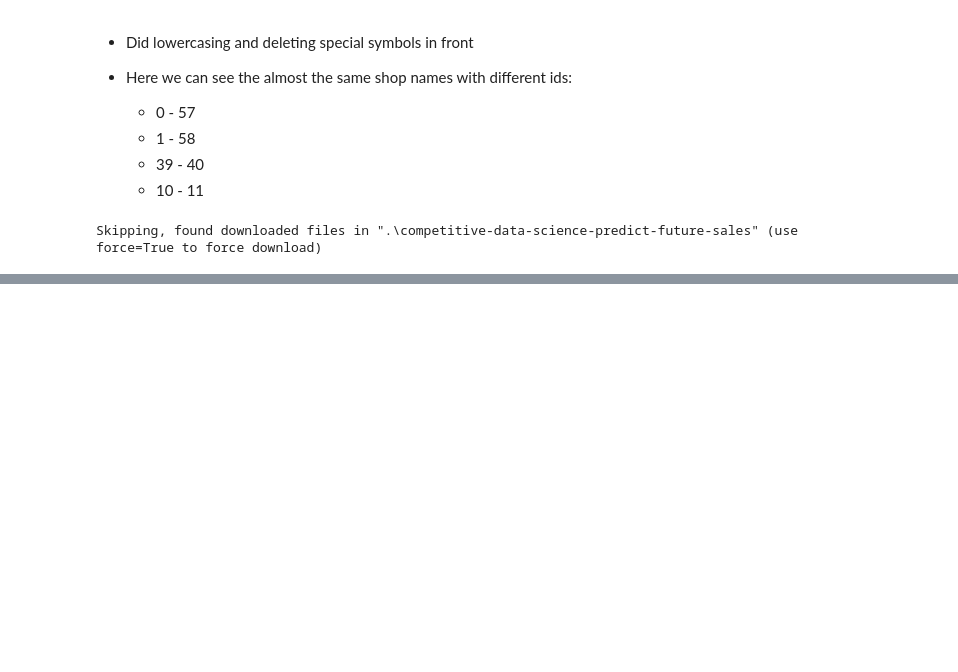
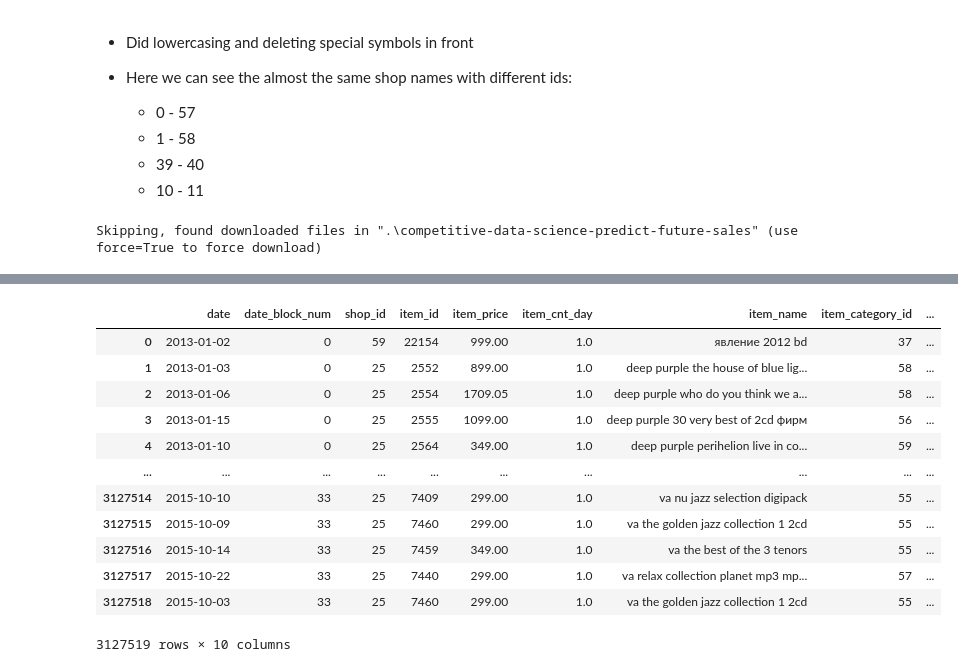
Before and after one commit to Dybal-Ilia/Innowise-Dybal, a Jupyter notebook: notebooks/dqc_etl_implementation.ipynb, the cells around one changed output, grey strips where cells are left out. Cells and saved outputs as stored; diff of their text form; code cells hidden in the pictures; blank space fills up the shorter version.

```diff
--- a/notebooks/dqc_etl_implementation.ipynb
+++ b/notebooks/dqc_etl_implementation.ipynb
@@ -237,6 +237,16 @@ test uses 5140932 bytes and 4.902774810791016 MB
 # %% [markdown]
 - Seems like we could significantly reduce memory usage by *sales_train* (277MB -> 50MB) and *test* (4.9 MB -> 1.43MB)
 - We can organize algorithm as *reduce_memory* function for futher use in pipes
+# %%
+def reduce_memory(df: pd.DataFrame, dtype_table: pd.DataFrame, table_name: str) -> pd.DataFrame:
+    sub = dtype_table.loc[table_name]
+    for col, dtype in sub['suggested_dtype'].items():
+        if col in df.columns and df[col].dtype != dtype and col != 'date':
+            try:
+                df[col] = df[col].astype(dtype)
+            except Exception as e:
+                print(f"Could not cast {col} to {dtype}: {e}")
+    return df
 # %% [markdown]
 Now let's explore *item_cnt_day* for the possibility to be returns
 # %%
@@ -386,8 +396,10 @@ pipes = {
         lambda table: table.replace({'item_id': ids_to_id}),
         lambda table: table[(0 < table['item_price']) & (table['item_price'] <= 5999.0)],
         lambda table: table[(0 <= table['item_cnt_day']) & (table['item_cnt_day'] <= 5)],
-        lambda table: table[~table.duplicated(keep='first')]
-    ],
+        lambda table: table[~table.duplicated(keep='first')],
+        lambda table: reduce_memory(table, report['validation_report']['datatypes'], 'sales_train'),
+        lambda table: table.assign(date=pd.to_datetime(table['date'], format='%d.%m.%Y'))
+        ],
     "shops":[
         lambda table: table.replace({"shop_id": shop_ids}),
         lambda table: table.assign(shop_name = [com.sub('',x) for x in shops['shop_name'].tolist()]),
@@ -415,0 +428,16 @@ INFO:decorators.exec_time:Function _check_statistics took 0.4861 seconds to exec
+# %%
+train
+# %% [output]
+|  | date | date_block_num | shop_id | item_id | item_price | item_cnt_day | item_name | item_category_id | ... |
+| 0 | 2013-01-02 | 0 | 59 | 22154 | 999.00 | 1.0 | явление 2012 bd | 37 | ... |
+| 1 | 2013-01-03 | 0 | 25 | 2552 | 899.00 | 1.0 | deep purple the house of blue lig... | 58 | ... |
+| 2 | 2013-01-06 | 0 | 25 | 2554 | 1709.05 | 1.0 | deep purple who do you think we a... | 58 | ... |
+| 3 | 2013-01-15 | 0 | 25 | 2555 | 1099.00 | 1.0 | deep purple 30 very best of 2cd фирм | 56 | ... |
+| 4 | 2013-01-10 | 0 | 25 | 2564 | 349.00 | 1.0 | deep purple perihelion live in co... | 59 | ... |
+| ... | ... | ... | ... | ... | ... | ... | ... | ... | ... |
+| 3127514 | 2015-10-10 | 33 | 25 | 7409 | 299.00 | 1.0 | va nu jazz selection digipack | 55 | ... |
+| 3127515 | 2015-10-09 | 33 | 25 | 7460 | 299.00 | 1.0 | va the golden jazz collection 1 2cd | 55 | ... |
+| 3127516 | 2015-10-14 | 33 | 25 | 7459 | 349.00 | 1.0 | va the best of the 3 tenors | 55 | ... |
+| 3127517 | 2015-10-22 | 33 | 25 | 7440 | 299.00 | 1.0 | va relax collection planet mp3 mp... | 57 | ... |
+| 3127518 | 2015-10-03 | 33 | 25 | 7460 | 299.00 | 1.0 | va the golden jazz collection 1 2cd | 55 | ... |
+3127519 rows × 10 columns
```
Also changed, not shown: parts of 3 cells of this notebook.
